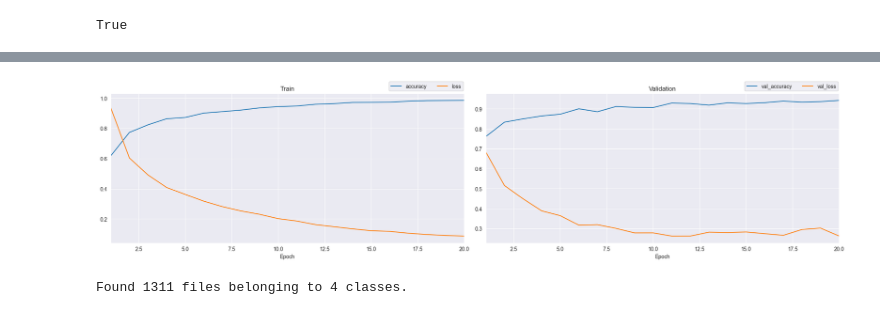
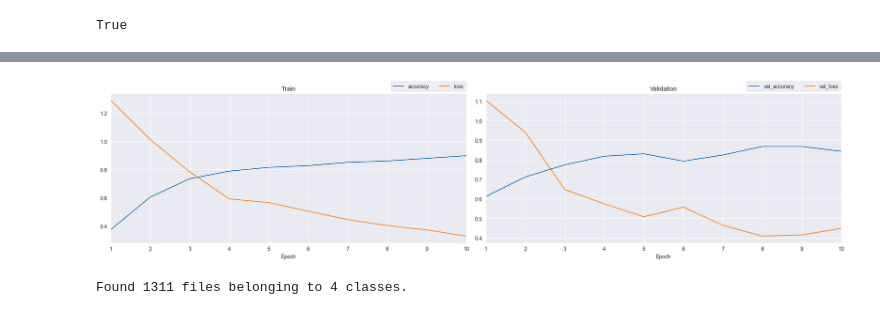
Before and after one commit to gracjan-p/brain-tumors, a Jupyter notebook: brain-tumors-analysis.ipynb, the cells around one changed output, grey strips where cells are left out. Saved outputs shown, nothing was run; the diff lists cells and outputs as text; code cells hidden in the pictures.

```diff
--- a/brain-tumors-analysis.ipynb
+++ b/brain-tumors-analysis.ipynb
@@ -52,7 +48,7 @@ other ratio count: 1608
 # %% [markdown]
 Basing on this information we apply _crop_to_aspect_ratio_ value to _True_, otherwise our images will get stretched or squished.
 # %%
-data = tf.keras.utils.image_dataset_from_directory('data\\Training', batch_size=8, color_mode='grayscale', crop_to_aspect_ratio=True)
+data = tf.keras.utils.image_dataset_from_directory('data\\Training', batch_size=8, color_mode='grayscale', crop_to_aspect_ratio=True, image_size=(256, 256))
 class_names = data.class_names
 class_names
 # %% [output]
@@ -214,6 +210,7 @@ The interesting part is that even if we plot the images again we'll see no diffe
 <br>
 - Since our dataset contain 4 classes I applied __*softmax*__ activation to last step.
 # %%
+data = data.take(100)
 train_batch_size = round(len(data) * 0.8)
 val_batch_size = round(len(data) * 0.2)
 
@@ -285,5 +282,5 @@ Model: "sequential"
  Trainable params: 3,697,108 (14.10 MB)
  Non-trainable params: 0 (0.00 B)
 # %%
-hist = test_model.fit(train, epochs=20, validation_data=val)
+hist = test_model.fit(train, epochs=10, validation_data=val)
 # %% [output]
@@ -307,21 +307,21 @@ Epoch 20/20
 # %%
 acc_labels = list(hist.history.keys())
 
 fig, axes = plt.subplots(nrows=1, ncols=2, figsize=(20, 5))
 for i in range(4):
-    fig = sb.lineplot(y=hist.history[acc_labels[i]], x=[x for x in range(1, 21, 1)], label=acc_labels[i], ax=axes[i//2])
+    fig = sb.lineplot(y=hist.history[acc_labels[i]], x=[x for x in range(1, 11, 1)], label=acc_labels[i], ax=axes[i//2])
     axes[i//2].legend(loc='lower right', bbox_to_anchor=(1.005, 1), ncol=2)
 
 axes[0].set_title('Train')
 axes[0].set_xlabel('Epoch')
-axes[0].set_xlim([1, 20])
+axes[0].set_xlim([1, 10])
 
 axes[1].set_title('Validation')
 axes[1].set_xlabel('Epoch')
-axes[1].set_xlim([1, 20])
+axes[1].set_xlim([1, 10])
 
 plt.tight_layout()
 plt.show()
 # %% [output]
-[figure, old version]
+[figure, new version]
 # %%
```
Also changed, not shown: parts of 12 cells of this notebook.
